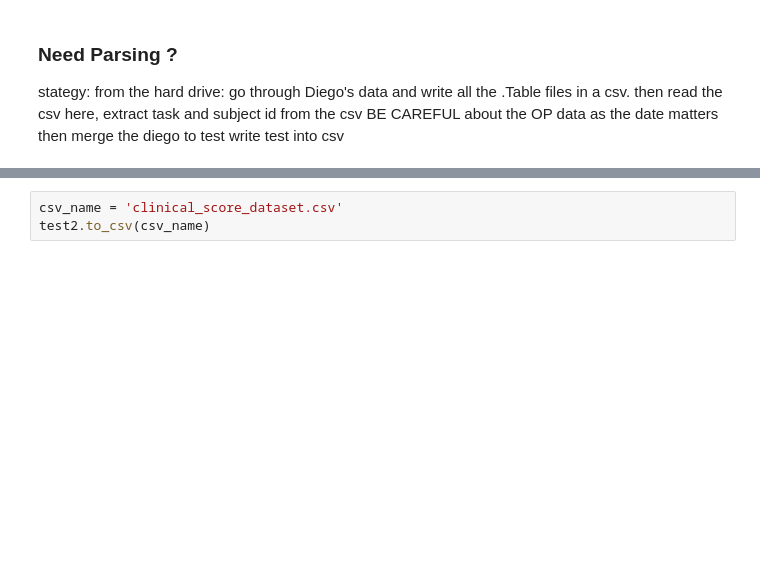
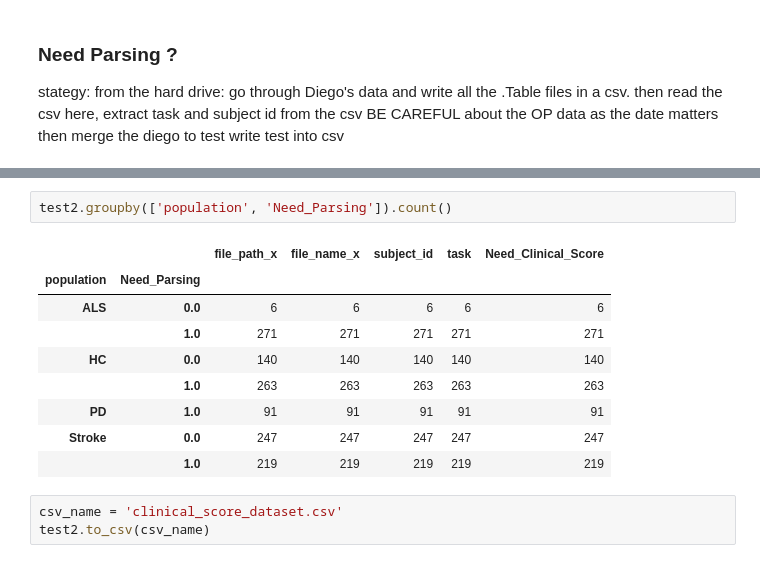
Before and after one commit to denizjafari/ClinicalScore, a Jupyter notebook: data_availability.ipynb, the cells around one changed output, grey strips where cells are left out. Drawn from its saved outputs; the diff is of its cells as text; blank space fills up the shorter version.

```diff
--- a/data_availability.ipynb
+++ b/data_availability.ipynb
@@ -339,3 +443,15 @@ test2.loc[test2['Need_Parsing'].isnull(), 'Need_Parsing'] = 1
+# %%
+test2.groupby(['population', 'Need_Parsing']).count()
+# %% [output]
+|  |  | file_path_x | file_name_x | subject_id | task | Need_Clinical_Score |
+| population | Need_Parsing |  |  |  |  |  |
+| ALS | 0.0 | 6 | 6 | 6 | 6 | 6 |
+|  | 1.0 | 271 | 271 | 271 | 271 | 271 |
+| HC | 0.0 | 140 | 140 | 140 | 140 | 140 |
+|  | 1.0 | 263 | 263 | 263 | 263 | 263 |
+| PD | 1.0 | 91 | 91 | 91 | 91 | 91 |
+| Stroke | 0.0 | 247 | 247 | 247 | 247 | 247 |
+|  | 1.0 | 219 | 219 | 219 | 219 | 219 |
 # %%
 csv_name = 'clinical_score_dataset.csv'
 test2.to_csv(csv_name)
```
Also changed, not shown: parts of 13 cells of this notebook.
